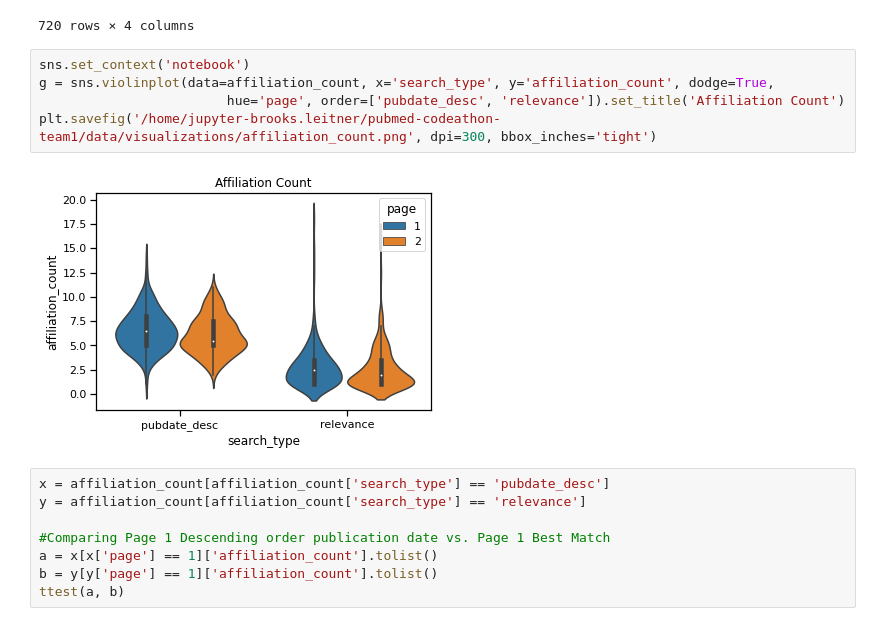
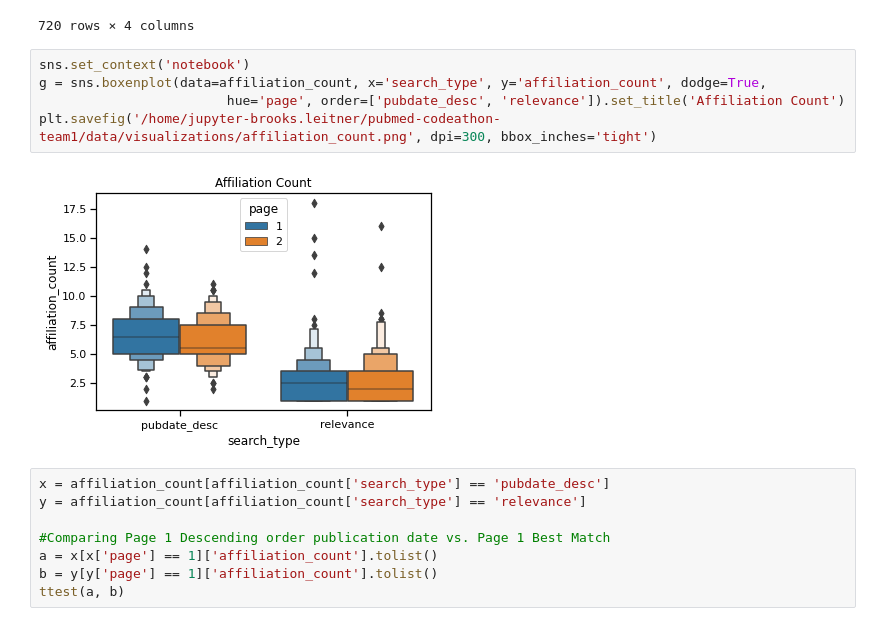
Before and after one commit to NCBI-Codeathons/pubmed-codeathon-team1, a Jupyter notebook: notebooks/data_visualizations_bl.ipynb, the cells around one changed output. Drawn from its saved outputs; the diff is of its cells as text.

```diff
--- a/notebooks/data_visualizations_bl.ipynb
+++ b/notebooks/data_visualizations_bl.ipynb
@@ -481,11 +483,11 @@ affiliation_count
 720 rows × 4 columns
 # %%
 sns.set_context('notebook')
-g = sns.violinplot(data=affiliation_count, x='search_type', y='affiliation_count', dodge=True,
+g = sns.boxenplot(data=affiliation_count, x='search_type', y='affiliation_count', dodge=True,
                         hue='page', order=['pubdate_desc', 'relevance']).set_title('Affiliation Count')
 plt.savefig('/home/jupyter-brooks.leitner/pubmed-codeathon-team1/data/visualizations/affiliation_count.png', dpi=300, bbox_inches='tight')
 # %% [output]
-[figure, old version]
+[figure, new version]
 # %%
 x = affiliation_count[affiliation_count['search_type'] == 'pubdate_desc']
 y = affiliation_count[affiliation_count['search_type'] == 'relevance']
```
Also changed, not shown: parts of 16 cells of this notebook, 1 other file.
